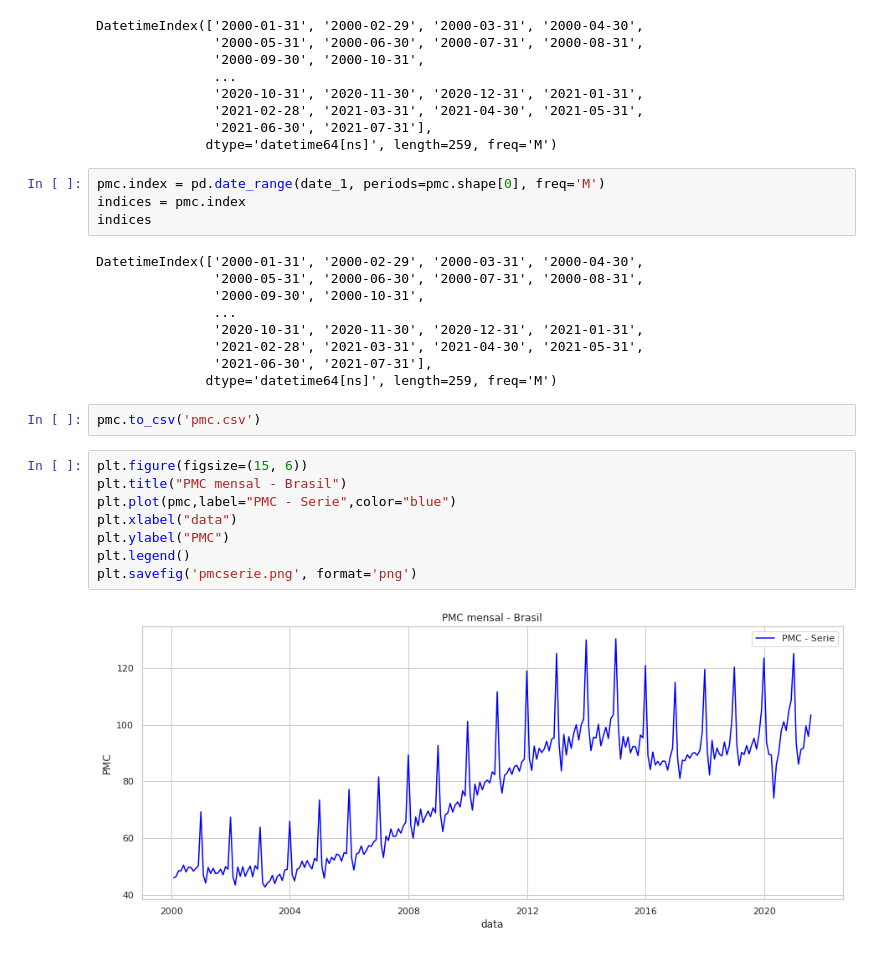
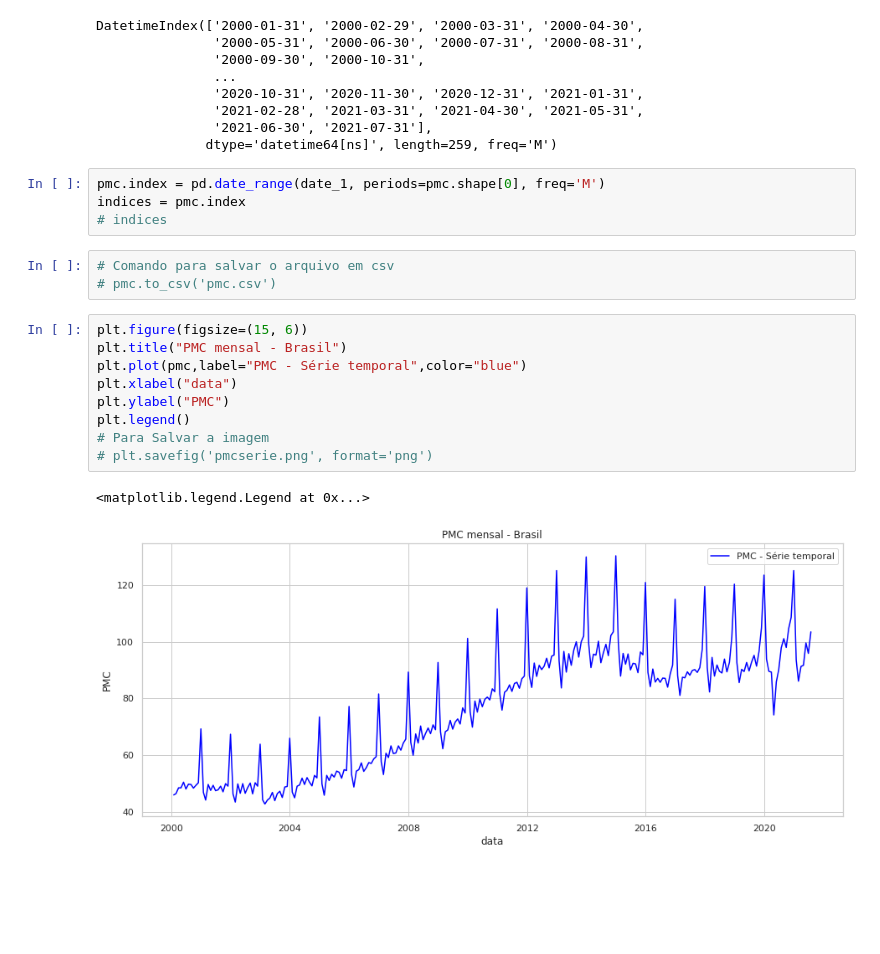
Before and after one commit to francisconetodata/Exemplos_Python, a Jupyter notebook: pmc_valor_ibge.ipynb, the cells around one changed output. Saved outputs shown, nothing was run; the diff lists cells and outputs as text; blank space fills up the shorter version.

```diff
--- a/pmc_valor_ibge.ipynb
+++ b/pmc_valor_ibge.ipynb
@@ -160,25 +139,19 @@ DatetimeIndex(['2000-01-31', '2000-02-29', '2000-03-31', '2000-04-30',
 # %%
 pmc.index = pd.date_range(date_1, periods=pmc.shape[0], freq='M')
 indices = pmc.index
-indices
+# indices
-# %% [output]
-DatetimeIndex(['2000-01-31', '2000-02-29', '2000-03-31', '2000-04-30',
-               '2000-05-31', '2000-06-30', '2000-07-31', '2000-08-31',
-               '2000-09-30', '2000-10-31',
-               ...
-               '2020-10-31', '2020-11-30', '2020-12-31', '2021-01-31',
-               '2021-02-28', '2021-03-31', '2021-04-30', '2021-05-31',
-               '2021-06-30', '2021-07-31'],
-              dtype='datetime64[ns]', length=259, freq='M')
-# %%
-pmc.to_csv('pmc.csv')
+# %%
+# Comando para salvar o arquivo em csv
+# pmc.to_csv('pmc.csv')
 # %%
 plt.figure(figsize=(15, 6))
 plt.title("PMC mensal - Brasil")
-plt.plot(pmc,label="PMC - Serie",color="blue")
+plt.plot(pmc,label="PMC - Série temporal",color="blue")
 plt.xlabel("data")
 plt.ylabel("PMC")
 plt.legend()
-plt.savefig('pmcserie.png', format='png')
+# Para Salvar a imagem
+# plt.savefig('pmcserie.png', format='png')
 # %% [output]
+<matplotlib.legend.Legend at 0x...>
-[figure, old version]
+[figure, new version]
```
Also changed, not shown: parts of 49 cells of this notebook.
